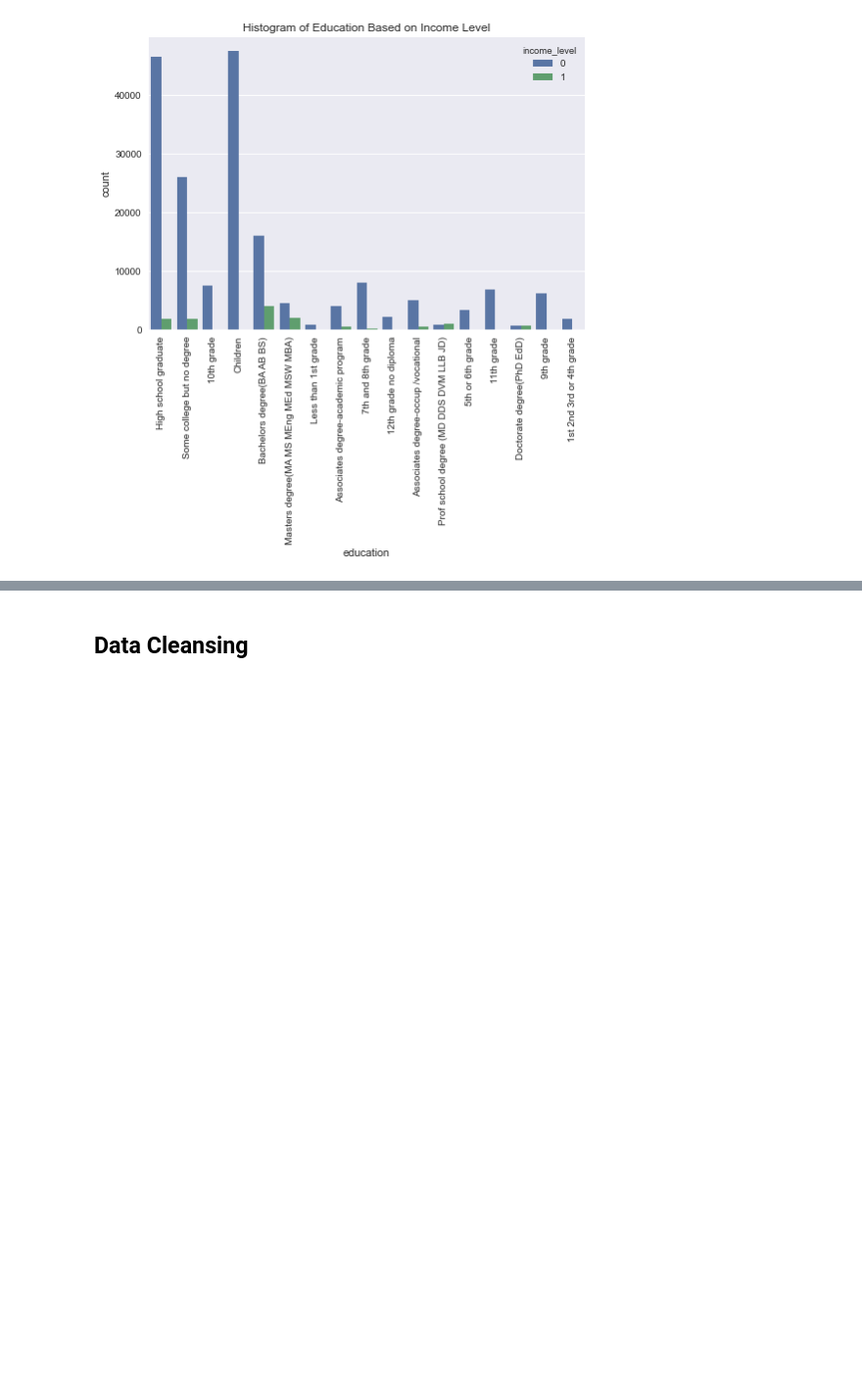
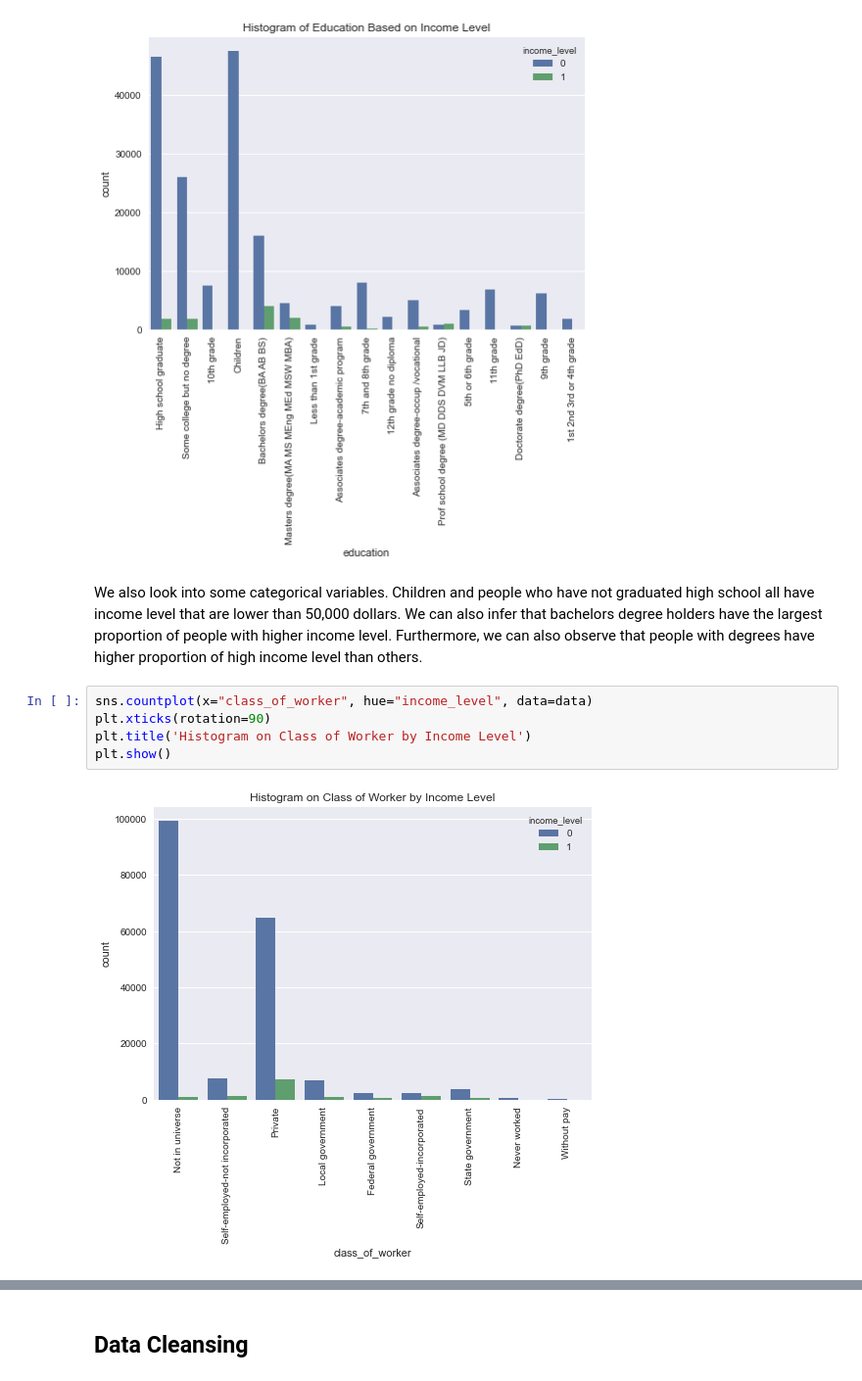
Before and after one commit to tt0507/Mini-Project, a Jupyter notebook: income_distribution/income_distribution.ipynb, the cells around one changed output, grey strips where cells are left out. Shown: that part at 98% size. Drawn from its saved outputs; the diff is of its cells as text; blank space fills up the shorter version.

```diff
--- a/income_distribution/income_distribution.ipynb
+++ b/income_distribution/income_distribution.ipynb
@@ -87,3 +97,12 @@ plt.title('Histogram of Education Based on Income Level')
 plt.show()
 # %% [output]
 [figure]
+# %% [markdown]
+We also look into some categorical variables. Children and people who have not graduated high school all have income level that are lower than 50,000 dollars. We can also infer that bachelors degree holders have the largest proportion of people with higher income level. Furthermore, we can also observe that people with degrees have higher proportion of high income level than others.
+# %%
+sns.countplot(x="class_of_worker", hue="income_level", data=data)
+plt.xticks(rotation=90)
+plt.title('Histogram on Class of Worker by Income Level')
+plt.show()
+# %% [output]
+[figure, added]
```
Also changed, not shown: parts of 6 cells of this notebook.
